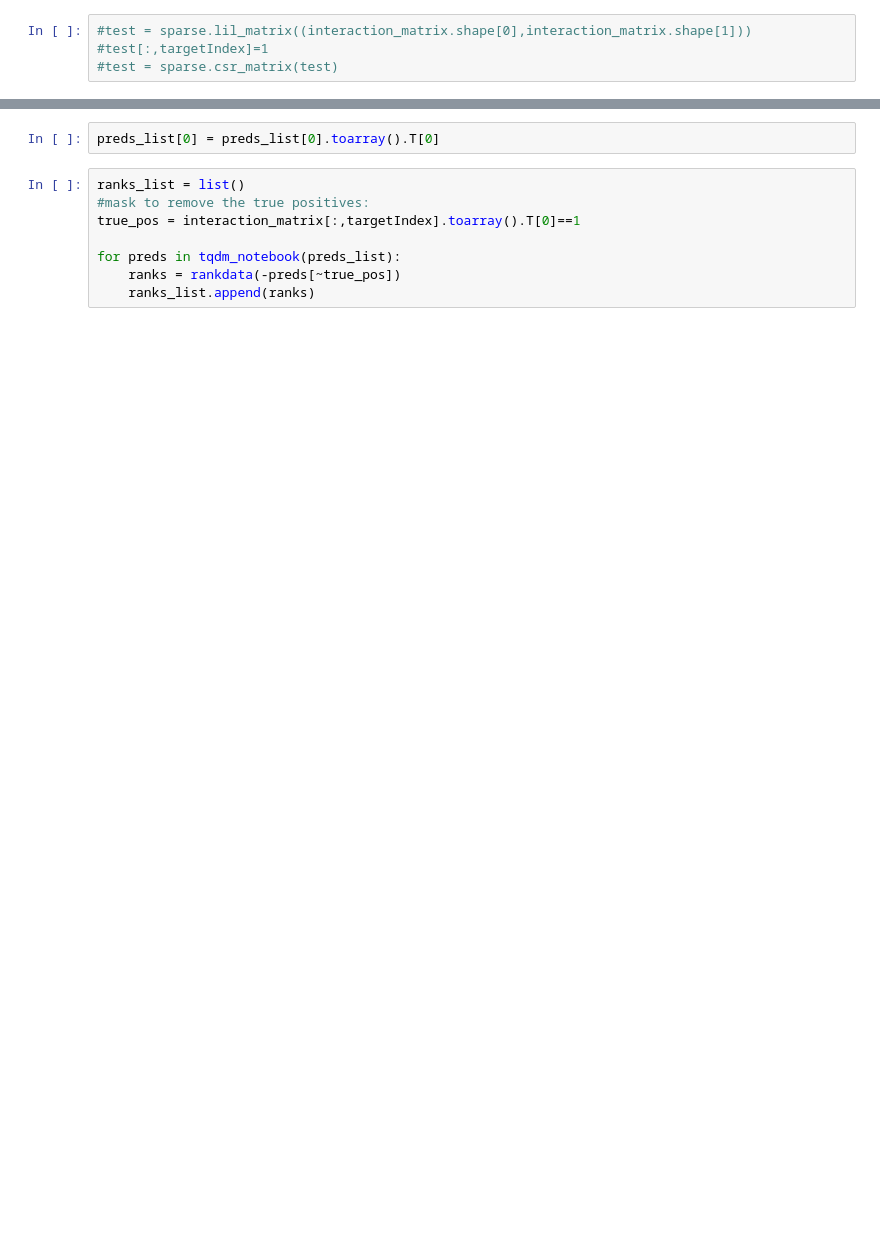
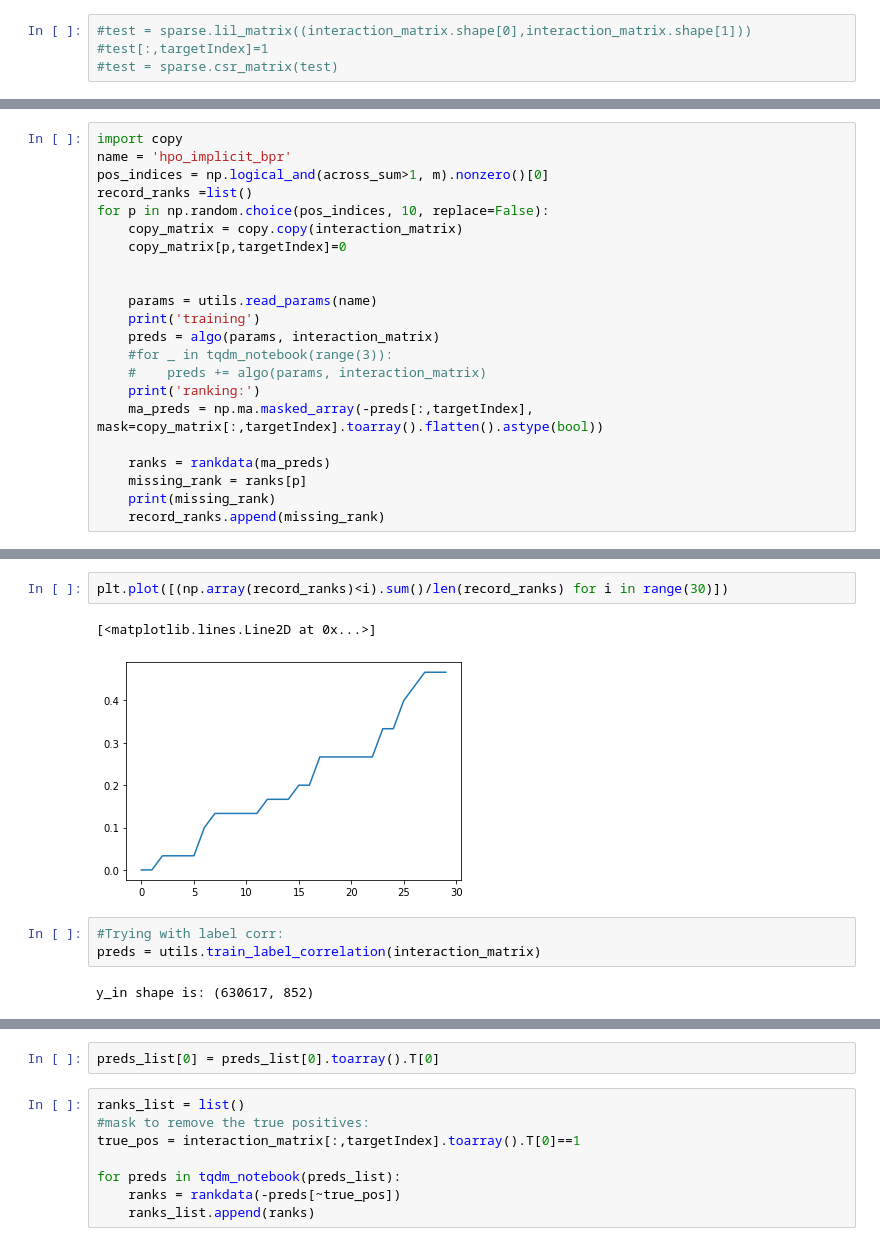
Before and after one commit to ljmartin/molrec, a Jupyter notebook: gpr55_prediction/predict_for_gpr55.ipynb, the cells around one changed output, grey strips where cells are left out. Cells and saved outputs as stored; diff of their text form; blank space fills up the shorter version.

```diff
--- a/gpr55_prediction/predict_for_gpr55.ipynb
+++ b/gpr55_prediction/predict_for_gpr55.ipynb
@@ -68,0 +139,22 @@ hpo_lightfm_warp
+# %%
+import copy
+name = 'hpo_implicit_bpr'
+pos_indices = np.logical_and(across_sum>1, m).nonzero()[0]
+record_ranks =list()
+for p in np.random.choice(pos_indices, 10, replace=False):
+    copy_matrix = copy.copy(interaction_matrix)
+    copy_matrix[p,targetIndex]=0
+
+
+    params = utils.read_params(name)
+    print('training')
+    preds = algo(params, interaction_matrix)
+    #for _ in tqdm_notebook(range(3)):
+    #    preds += algo(params, interaction_matrix)
+    print('ranking:')
+    ma_preds = np.ma.masked_array(-preds[:,targetIndex], mask=copy_matrix[:,targetIndex].toarray().flatten().astype(bool))
+
+    ranks = rankdata(ma_preds)
+    missing_rank = ranks[p]
+    print(missing_rank)
+    record_ranks.append(missing_rank)
@@ -68,0 +226,10 @@ hpo_lightfm_warp
+# %%
+plt.plot([(np.array(record_ranks)<i).sum()/len(record_ranks) for i in range(30)])
+# %% [output]
+[<matplotlib.lines.Line2D at 0x...>]
+[figure, added]
+# %%
+#Trying with label corr:
+preds = utils.train_label_correlation(interaction_matrix)
+# %% [output]
+y_in shape is: (630617, 852)
```
Also changed, not shown: parts of 46 cells of this notebook, 7 other files.
